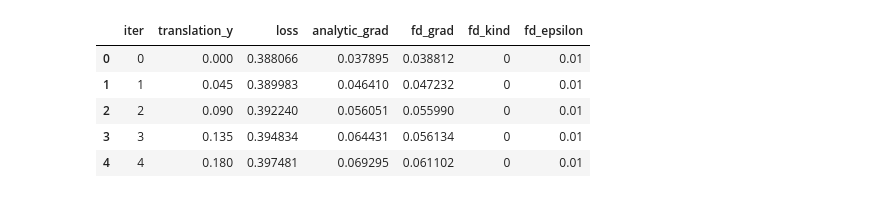
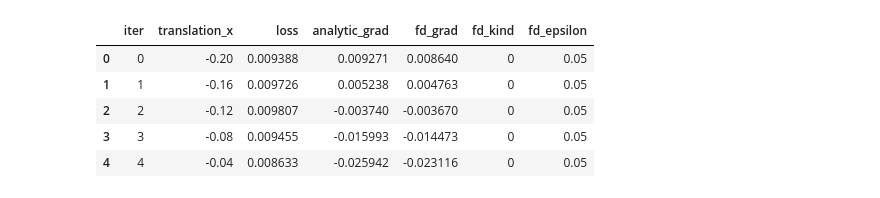
Before and after one commit to M-Gjerde/DifferentiablePointRendering, a Jupyter notebook: python/finite_difference/notebook_scatter_2.ipynb, the cells around one changed output. Saved outputs shown, nothing was run; the diff lists cells and outputs as text; code cells hidden in the pictures.

```diff
--- a/python/finite_difference/notebook_scatter_2.ipynb
+++ b/python/finite_difference/notebook_scatter_2.ipynb
@@ -1,31 +1,31 @@
 # %%
 import pandas as pd
 from pathlib import Path
 
 test = "1"
 index = "6"
-parameter= "translation_y"
+parameter= "translation_x"
 scene = "cornell"
 camera = "camera1"
 csv_path = Path(f"Output/{scene}/{parameter}/{index}/{test}/{camera}_{parameter}_sweep.csv")
 
 if not csv_path.exists():
     raise FileNotFoundError(f"CSV file not found: {csv_path}")
 
 df = pd.read_csv(csv_path)
 
 required_columns = {f"{parameter}", "loss", "analytic_grad", "fd_grad"}
 if not required_columns.issubset(df.columns):
     raise RuntimeError(f"CSV must contain columns: {required_columns}")
 
 df.head()
 # %% [output]
-|  | iter | translation_y | loss | analytic_grad | fd_grad | fd_kind | fd_epsilon |
-| 0 | 0 | 0.000 | 0.388066 | 0.037895 | 0.038812 | 0 | 0.01 |
-| 1 | 1 | 0.045 | 0.389983 | 0.046410 | 0.047232 | 0 | 0.01 |
-| 2 | 2 | 0.090 | 0.392240 | 0.056051 | 0.055990 | 0 | 0.01 |
-| 3 | 3 | 0.135 | 0.394834 | 0.064431 | 0.056134 | 0 | 0.01 |
-| 4 | 4 | 0.180 | 0.397481 | 0.069295 | 0.061102 | 0 | 0.01 |
+|  | iter | translation_x | loss | analytic_grad | fd_grad | fd_kind | fd_epsilon |
+| 0 | 0 | -0.20 | 0.009388 | 0.009271 | 0.008640 | 0 | 0.05 |
+| 1 | 1 | -0.16 | 0.009726 | 0.005238 | 0.004763 | 0 | 0.05 |
+| 2 | 2 | -0.12 | 0.009807 | -0.003740 | -0.003670 | 0 | 0.05 |
+| 3 | 3 | -0.08 | 0.009455 | -0.015993 | -0.014473 | 0 | 0.05 |
+| 4 | 4 | -0.04 | 0.008633 | -0.025942 | -0.023116 | 0 | 0.05 |
 # %%
 import matplotlib.pyplot as plt
 
```
Also changed, not shown: parts of 7 cells of this notebook, 14 other files.
